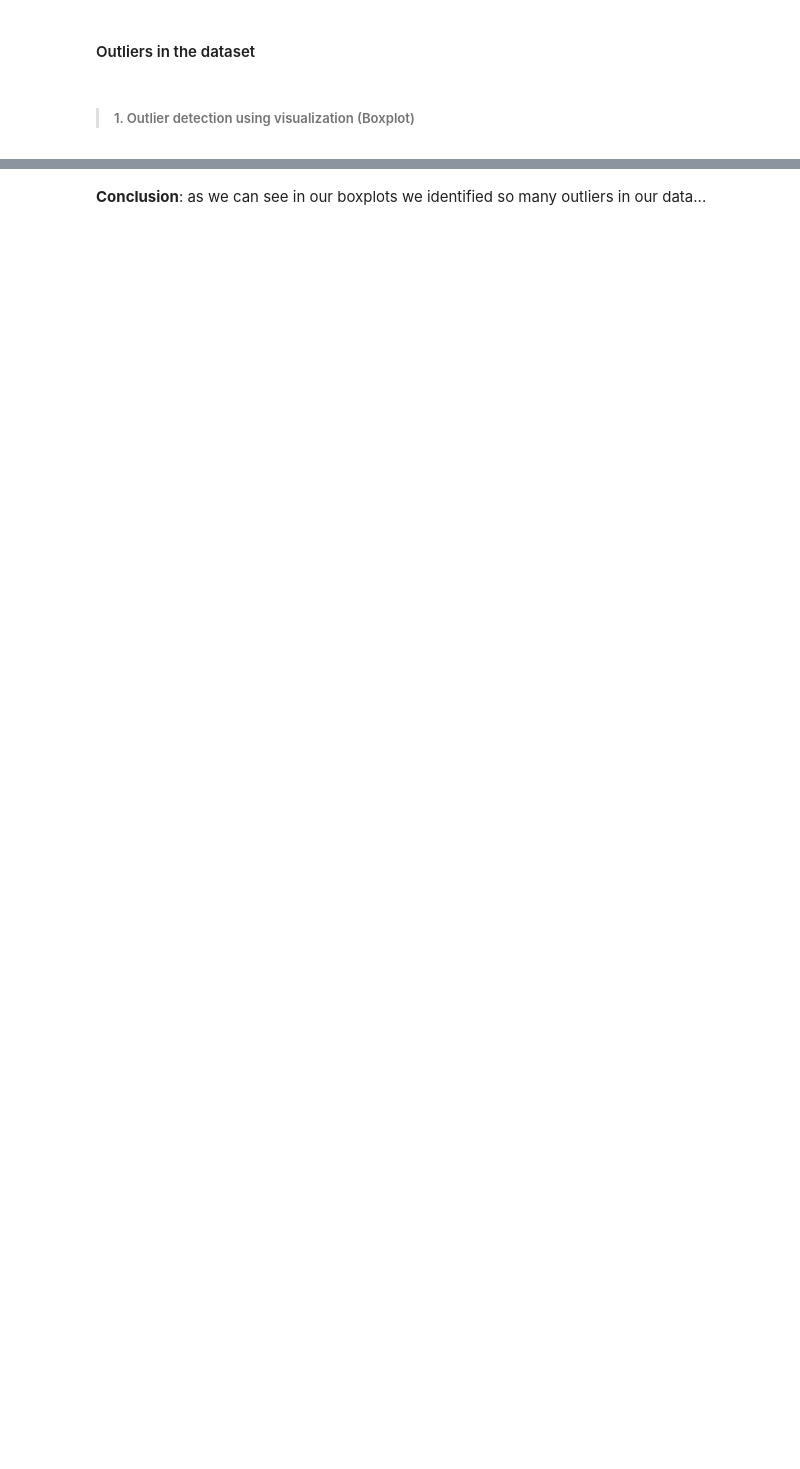
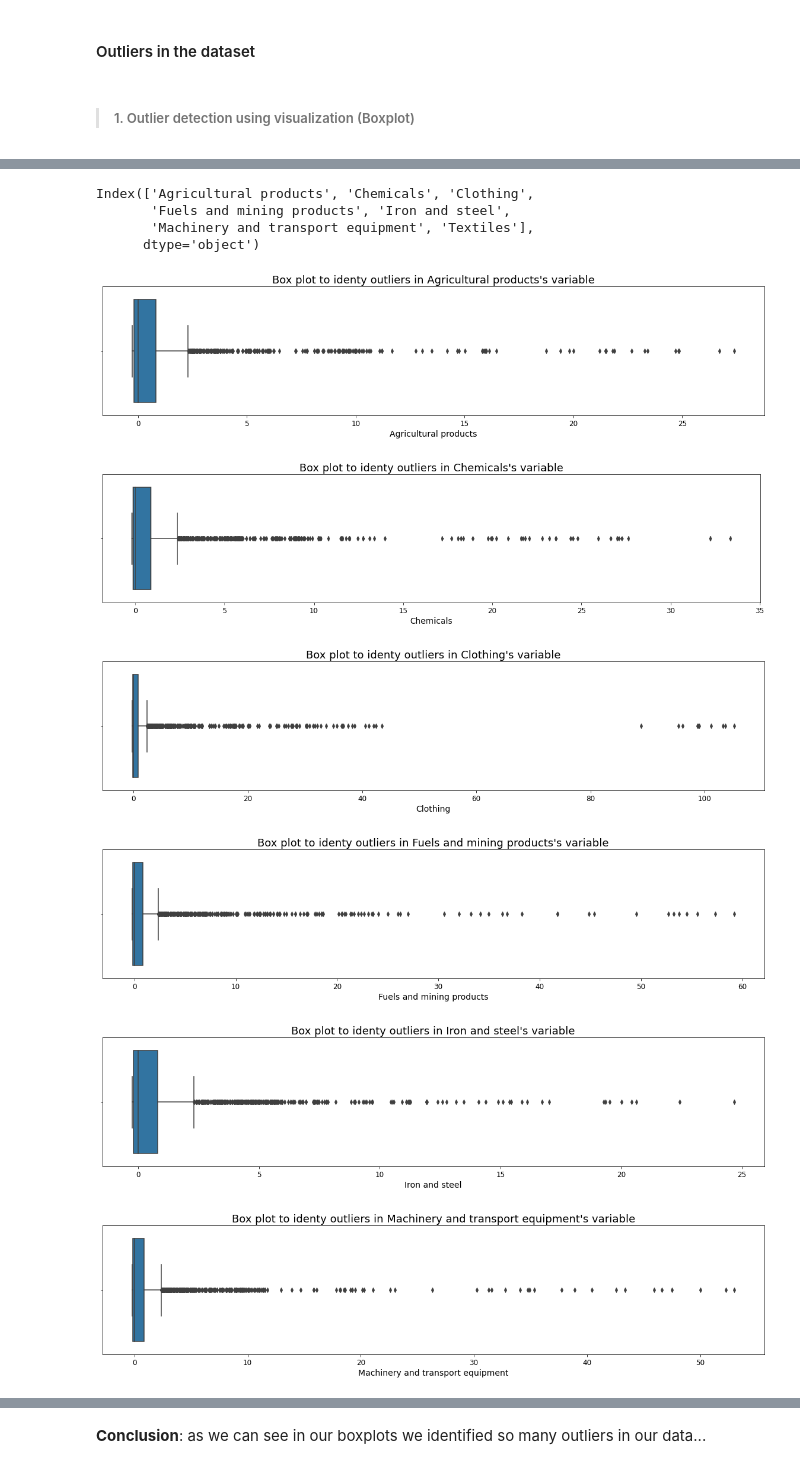
Before and after one commit to kesnel/ayiti-analytics-capstone-project, a Jupyter notebook: EDA.ipynb, the cells around one changed output, grey strips where cells are left out. Drawn from its saved outputs; the diff is of its cells as text; code cells hidden in the pictures; blank space fills up the shorter version.

```diff
--- a/EDA.ipynb
+++ b/EDA.ipynb
@@ -399,0 +532,3 @@ plt.show()
+# %%
+# Creating object for the MinMaxScaler function
+scala = RobustScaler()
@@ -399,0 +554,3 @@ plt.show()
+# %%
+# Convert the scaled array to dataframe
+X_scaled = pd.DataFrame(scaled_array, columns=list(X.columns))
@@ -404,14 +585,29 @@ plt.show()
 # %%
 # Define a function called "plt_boxplot"
-def plt_boxplot(df, col):
+def plt_boxplot(X_scaled, col):
     plt.figure(figsize=(20,4))
-    sns.boxplot(df[col])
+    bplt = sns.boxplot(X_scaled[col])
+    bplt.axes.set_title("Box plot to identy outliers in {}'s variable".format(col),fontsize=18)
+    bplt.set_xlabel(col,fontsize=14)
+    bplt.tick_params(labelsize=12)
     plt.show()
 # %%
-df.columns
+X_scaled.columns
+# %% [output]
+Index(['Agricultural products', 'Chemicals', 'Clothing',
+       'Fuels and mining products', 'Iron and steel',
+       'Machinery and transport equipment', 'Textiles'],
+      dtype='object')
 # %%
 # Identify if there are any outliers in the dataset based on statistical measures.
-cols = df.iloc[:,2:].columns
+cols = X_scaled.columns
 
 for col in cols:
-    plt_boxplot(df, col)
+    plt_boxplot(X_scaled, col)
+# %% [output]
+[figure, added]
+[figure, added]
+[figure, added]
+[figure, added]
+[figure, added]
+[figure, added]
```
Also changed, not shown: parts of 81 cells of this notebook.
